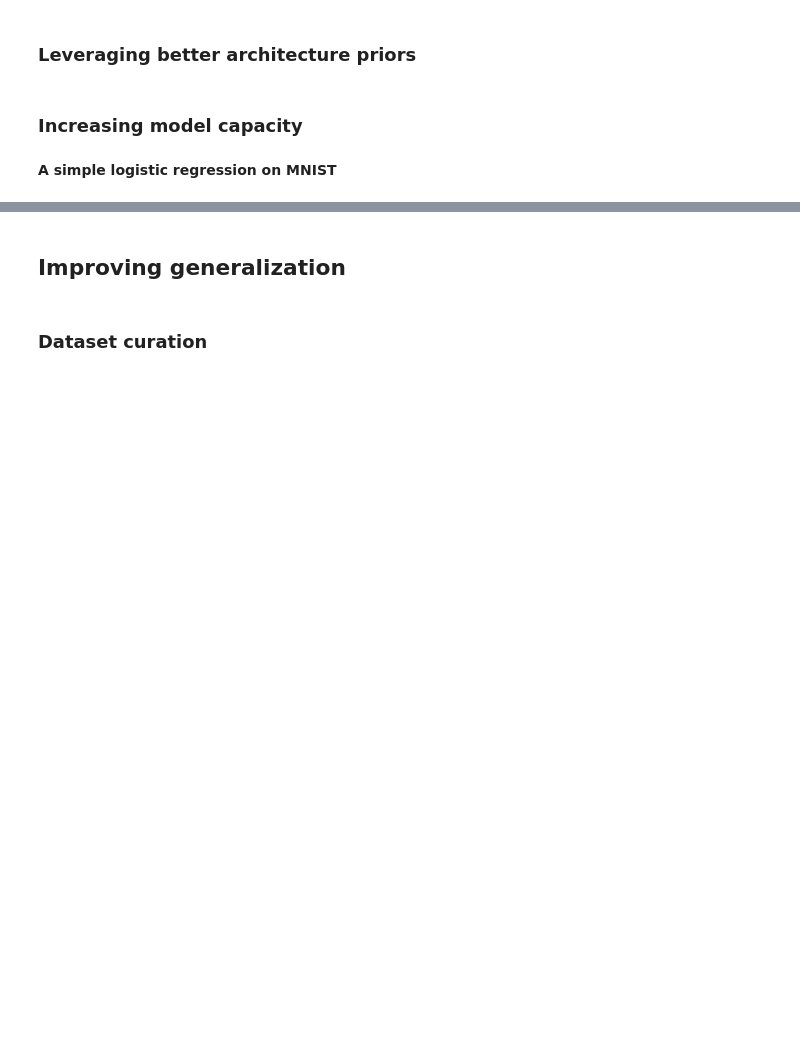
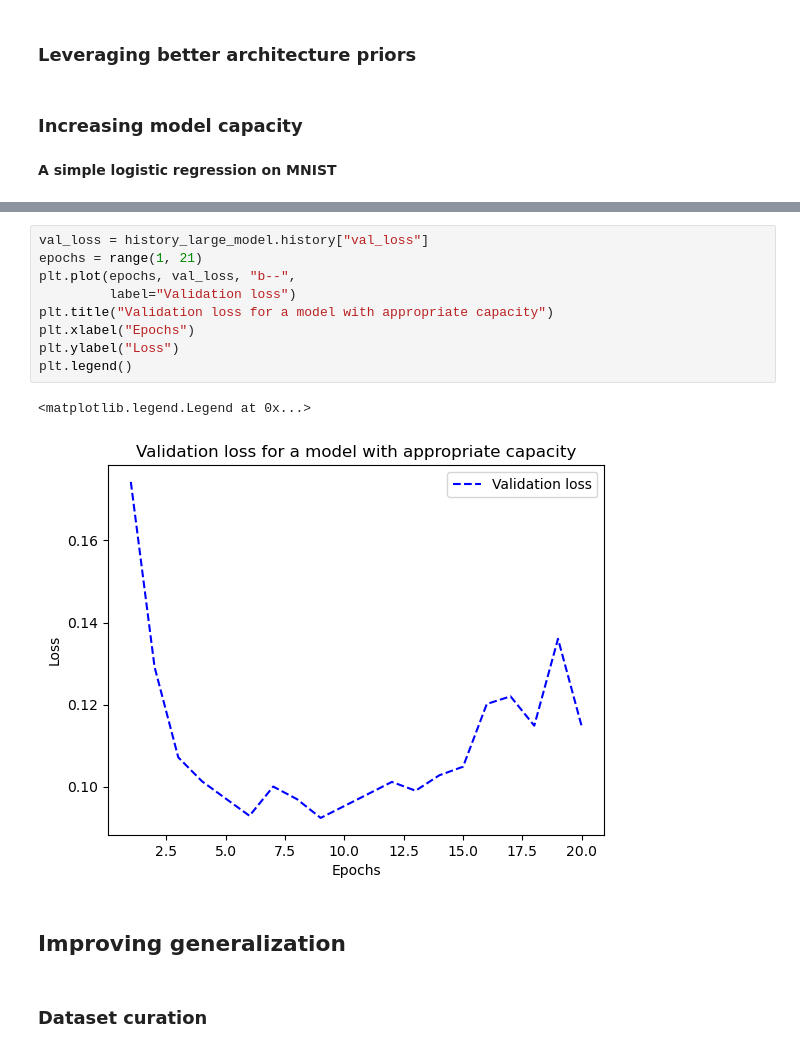
Before and after one commit to GenBravo/Deep-Learning-w-Python-Exercises, a Jupyter notebook: chapter05_fundamentals-of-ml.ipynb, the cells around one changed output, grey strips where cells are left out. Drawn from its saved outputs; the diff is of its cells as text; blank space fills up the shorter version.

```diff
--- a/chapter05_fundamentals-of-ml.ipynb
+++ b/chapter05_fundamentals-of-ml.ipynb
@@ -202,3 +325,15 @@ history_large_model = model.fit(
+# %%
+val_loss = history_large_model.history["val_loss"]
+epochs = range(1, 21)
+plt.plot(epochs, val_loss, "b--",
+         label="Validation loss")
+plt.title("Validation loss for a model with appropriate capacity")
+plt.xlabel("Epochs")
+plt.ylabel("Loss")
+plt.legend()
+# %% [output]
+<matplotlib.legend.Legend at 0x...>
+[figure, added]
 # %% [markdown]
 ## Improving generalization
 # %% [markdown]
```
Also changed, not shown: parts of 15 cells of this notebook.
